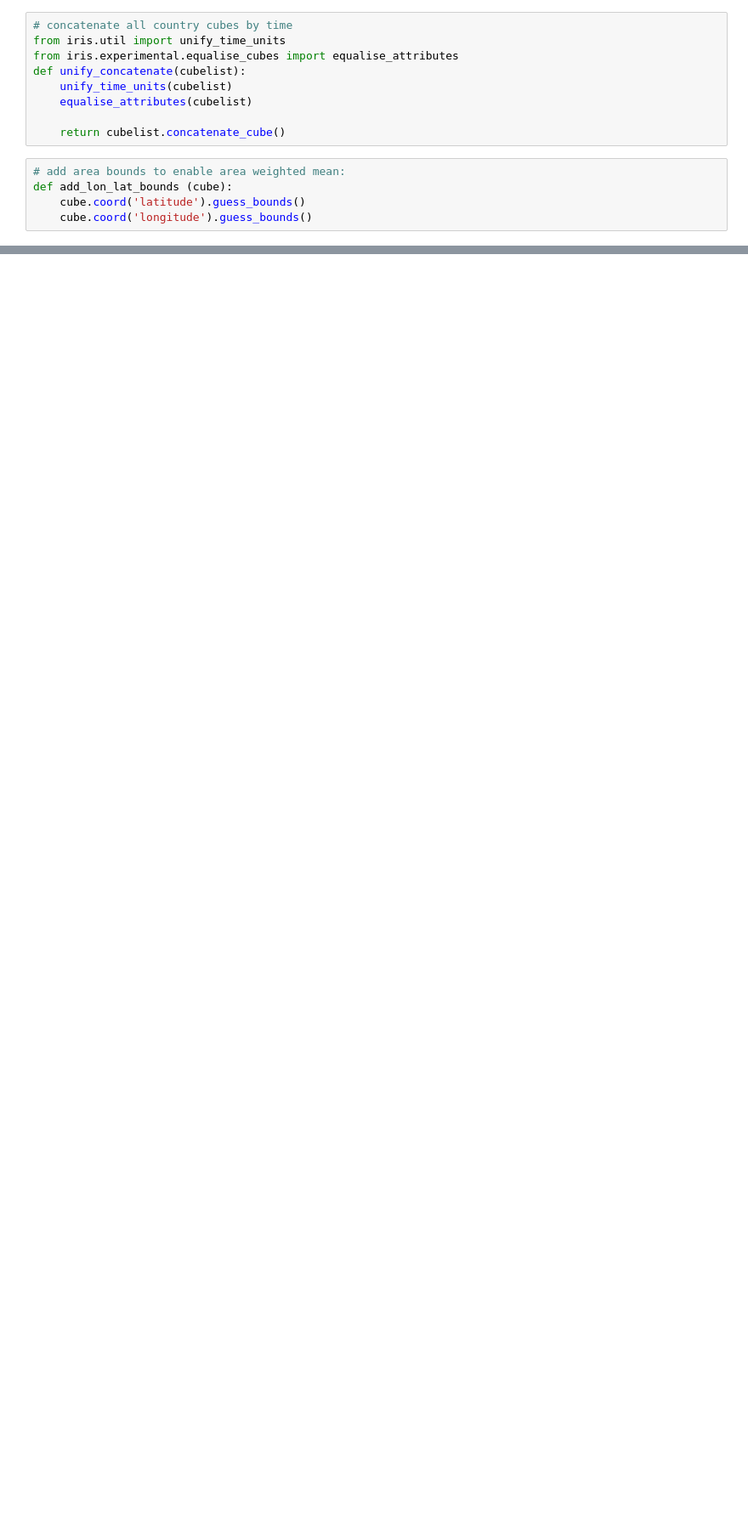
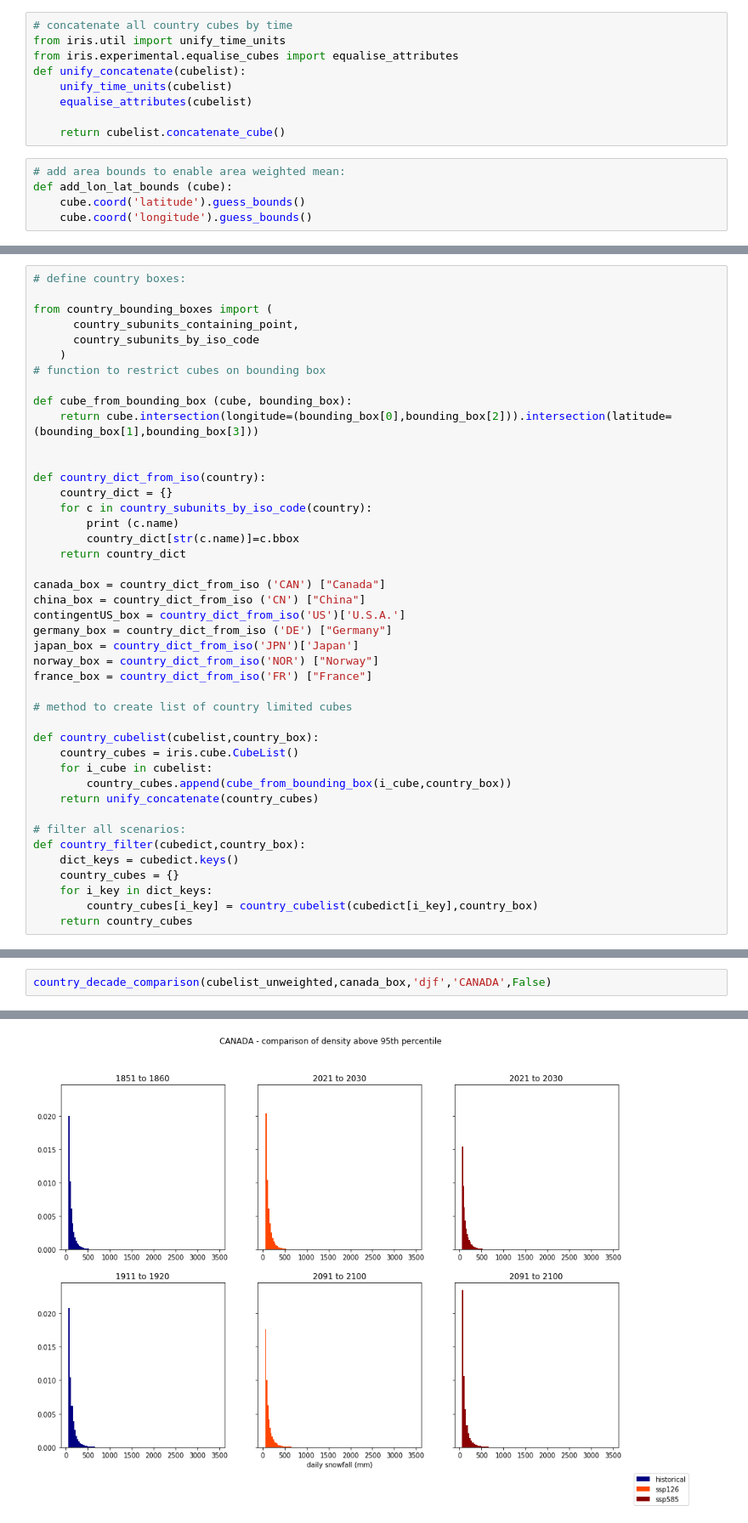
Before and after one commit to lquante/ExtremeEventEvaluation, a Jupyter notebook: NcDataProbing.ipynb, the cells around one changed output, grey strips where cells are left out. Shown at 85% size. Drawn from its saved outputs; the diff is of its cells as text; blank space fills up the shorter version.

Commit message:
extended NcDataProbing.ipynb
- added workflow to generate histograms of data, to compare e.g. decades
- improved data import and handling
- extended country statistics with more countries

```diff
--- a/NcDataProbing.ipynb
+++ b/NcDataProbing.ipynb
@@ -380,0 +410,43 @@ Plot for threshhold exceedances
+# %%
+# define country boxes:
+
+from country_bounding_boxes import (
+      country_subunits_containing_point,
+      country_subunits_by_iso_code
+    )
+# function to restrict cubes on bounding box
+
+def cube_from_bounding_box (cube, bounding_box):
+    return cube.intersection(longitude=(bounding_box[0],bounding_box[2])).intersection(latitude=(bounding_box[1],bounding_box[3]))
+
+
+def country_dict_from_iso(country):
+    country_dict = {}
+    for c in country_subunits_by_iso_code(country):
+        print (c.name)
+        country_dict[str(c.name)]=c.bbox
+    return country_dict
+
+canada_box = country_dict_from_iso ('CAN') ["Canada"]
+china_box = country_dict_from_iso ('CN') ["China"]
+contingentUS_box = country_dict_from_iso('US')['U.S.A.']
+germany_box = country_dict_from_iso ('DE') ["Germany"]
+japan_box = country_dict_from_iso('JPN')['Japan']
+norway_box = country_dict_from_iso('NOR') ["Norway"]
+france_box = country_dict_from_iso('FR') ["France"]
+
+# method to create list of country limited cubes
+
+def country_cubelist(cubelist,country_box):
+    country_cubes = iris.cube.CubeList()
+    for i_cube in cubelist:
+        country_cubes.append(cube_from_bounding_box(i_cube,country_box))
+    return unify_concatenate(country_cubes)
+
+# filter all scenarios:
+def country_filter(cubedict,country_box):
+    dict_keys = cubedict.keys()
+    country_cubes = {}
+    for i_key in dict_keys:
+        country_cubes[i_key] = country_cubelist(cubedict[i_key],country_box)
+    return country_cubes
@@ -380,0 +476,3 @@ Plot for threshhold exceedances
+# %%
+country_decade_comparison(cubelist_unweighted,canada_box,'djf','CANADA',False)
+# %% [output]
@@ -380,0 +496 @@ Plot for threshhold exceedances
+[figure, added]
```
Also changed, not shown: parts of 52 cells of this notebook, 2 other files.
